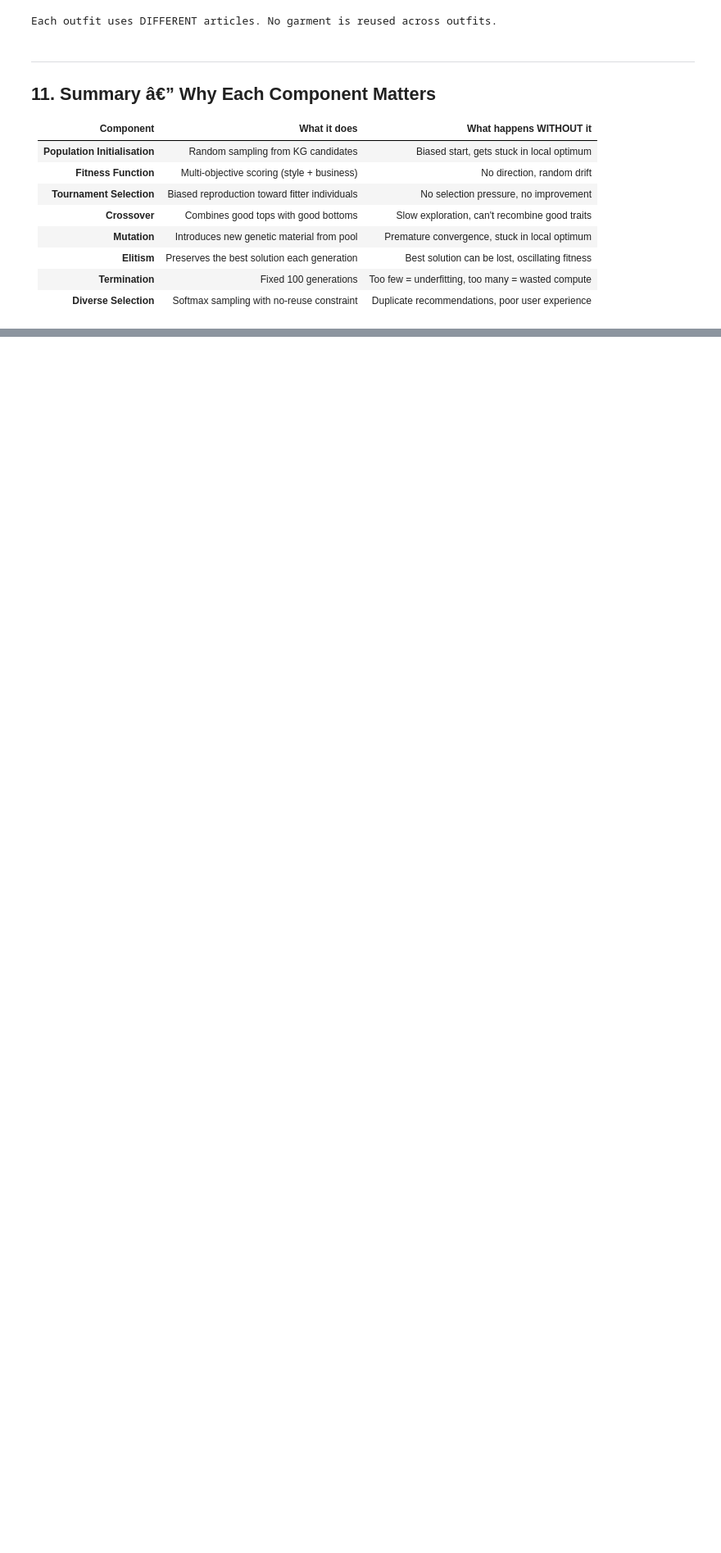
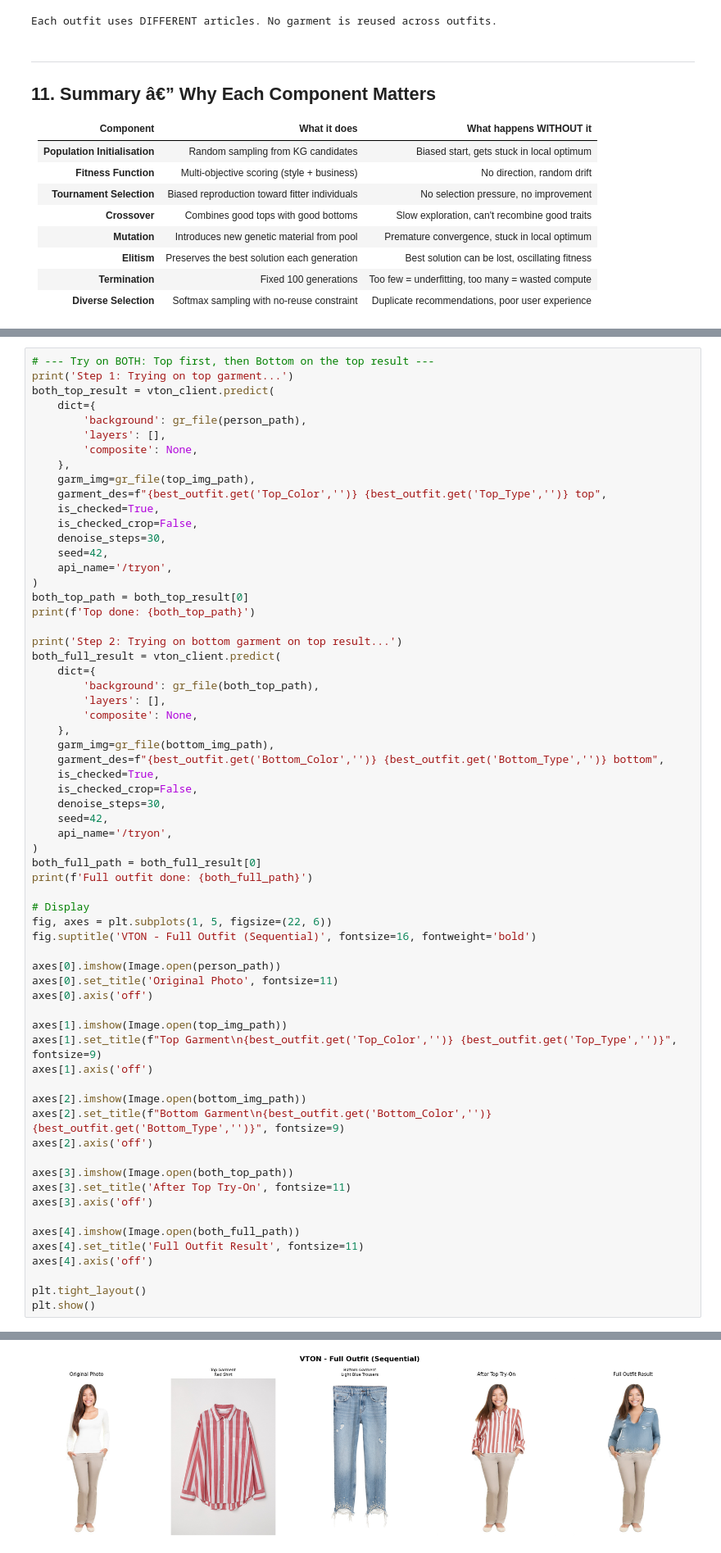
Before and after one commit to victorjongsoon/fashion-recommender, a Jupyter notebook: scripts/ga_script.ipynb, the cells around one changed output, grey strips where cells are left out. Shown at 82% size. Cells and saved outputs as stored; diff of their text form; blank space fills up the shorter version.

```diff
--- a/scripts/ga_script.ipynb
+++ b/scripts/ga_script.ipynb
@@ -1203,0 +1325,65 @@ Each outfit uses DIFFERENT articles. No garment is reused across outfits.
+# %%
+# --- Try on BOTH: Top first, then Bottom on the top result ---
+print('Step 1: Trying on top garment...')
+both_top_result = vton_client.predict(
+    dict={
+        'background': gr_file(person_path),
+        'layers': [],
+        'composite': None,
+    },
+    garm_img=gr_file(top_img_path),
+    garment_des=f"{best_outfit.get('Top_Color','')} {best_outfit.get('Top_Type','')} top",
+    is_checked=True,
+    is_checked_crop=False,
+    denoise_steps=30,
+    seed=42,
+    api_name='/tryon',
+)
+both_top_path = both_top_result[0]
+print(f'Top done: {both_top_path}')
+
+print('Step 2: Trying on bottom garment on top result...')
+both_full_result = vton_client.predict(
+    dict={
+        'background': gr_file(both_top_path),
+        'layers': [],
+        'composite': None,
+    },
+    garm_img=gr_file(bottom_img_path),
+    garment_des=f"{best_outfit.get('Bottom_Color','')} {best_outfit.get('Bottom_Type','')} bottom",
+    is_checked=True,
+    is_checked_crop=False,
+    denoise_steps=30,
+    seed=42,
+    api_name='/tryon',
+)
+both_full_path = both_full_result[0]
+print(f'Full outfit done: {both_full_path}')
+
+# Display
+fig, axes = plt.subplots(1, 5, figsize=(22, 6))
+fig.suptitle('VTON - Full Outfit (Sequential)', fontsize=16, fontweight='bold')
+
+axes[0].imshow(Image.open(person_path))
+axes[0].set_title('Original Photo', fontsize=11)
+axes[0].axis('off')
+
+axes[1].imshow(Image.open(top_img_path))
+axes[1].set_title(f"Top Garment\n{best_outfit.get('Top_Color','')} {best_outfit.get('Top_Type','')}", fontsize=9)
+axes[1].axis('off')
+
+axes[2].imshow(Image.open(bottom_img_path))
+axes[2].set_title(f"Bottom Garment\n{best_outfit.get('Bottom_Color','')} {best_outfit.get('Bottom_Type','')}", fontsize=9)
+axes[2].axis('off')
+
+axes[3].imshow(Image.open(both_top_path))
+axes[3].set_title('After Top Try-On', fontsize=11)
+axes[3].axis('off')
+
+axes[4].imshow(Image.open(both_full_path))
+axes[4].set_title('Full Outfit Result', fontsize=11)
+axes[4].axis('off')
+
+plt.tight_layout()
+plt.show()
+# %% [output]
@@ -1203,0 +1394 @@ Each outfit uses DIFFERENT articles. No garment is reused across outfits.
+[figure, added]
```
Also changed, not shown: parts of 22 cells of this notebook, 1 other file.
